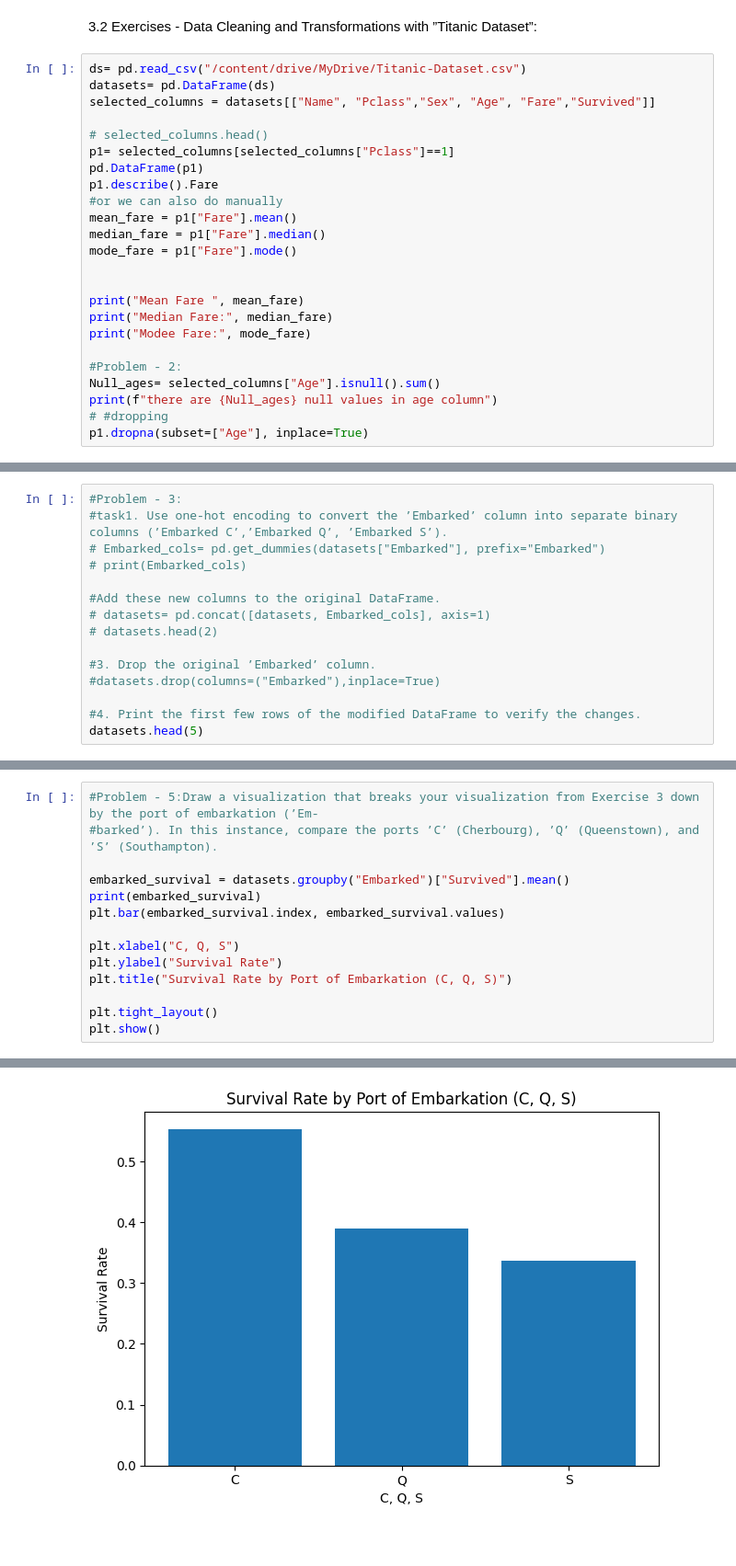
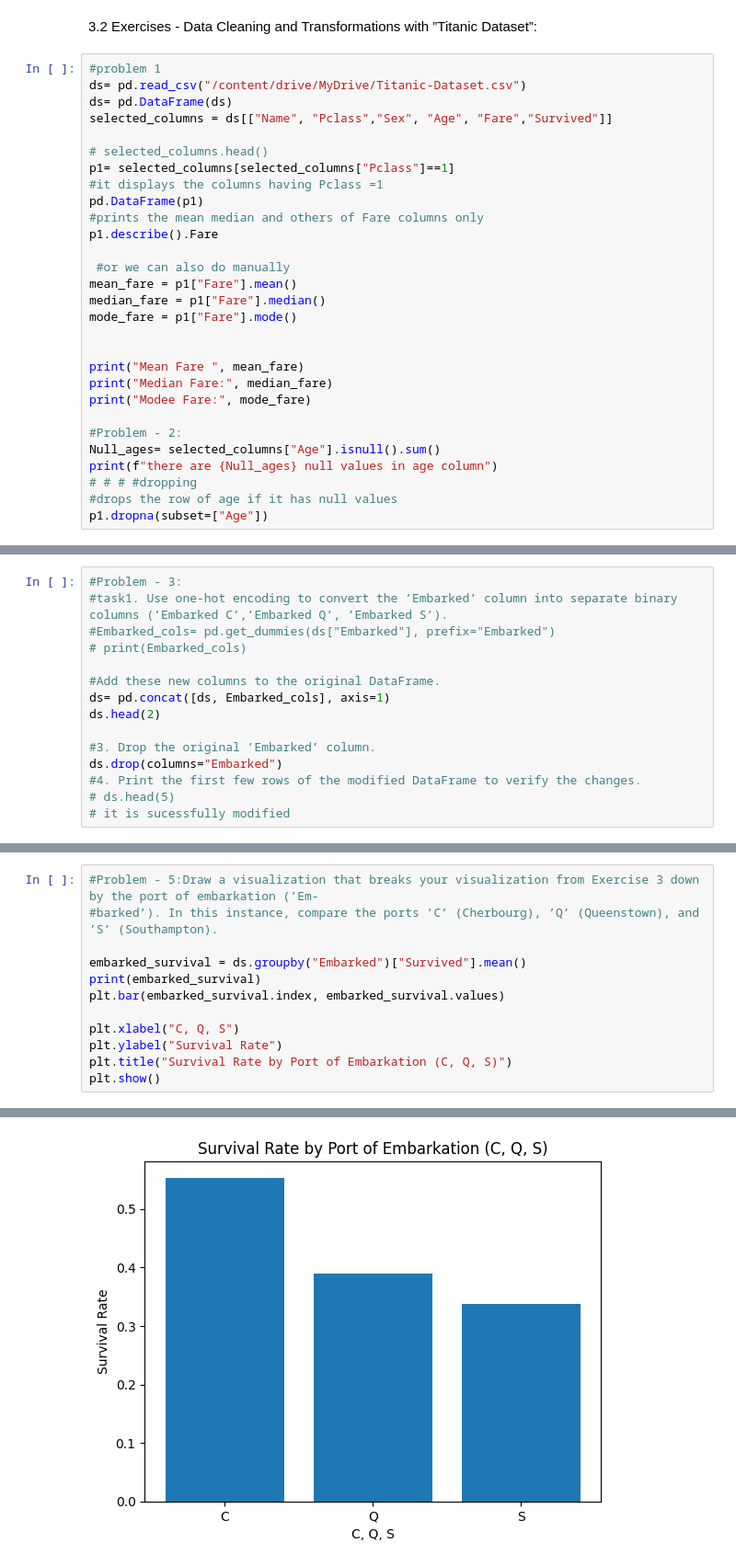
Before and after one commit to budhathoki10/Concept_and_Technology_of_AI, a Jupyter notebook: worksheet2.ipynb, the cells around one changed output, grey strips where cells are left out. Shown at 92% size. Saved outputs shown, nothing was run; the diff lists cells and outputs as text; blank space fills up the shorter version.

```diff
--- a/worksheet2.ipynb
+++ b/worksheet2.ipynb
@@ -103,15 +104,19 @@ total duplicates values is 12112
 # %% [markdown]
 3.2 Exercises - Data Cleaning and Transformations with ”Titanic Dataset”:
 # %%
+#problem 1
 ds= pd.read_csv("/content/drive/MyDrive/Titanic-Dataset.csv")
-datasets= pd.DataFrame(ds)
-selected_columns = datasets[["Name", "Pclass","Sex", "Age", "Fare","Survived"]]
+ds= pd.DataFrame(ds)
+selected_columns = ds[["Name", "Pclass","Sex", "Age", "Fare","Survived"]]
 
 # selected_columns.head()
 p1= selected_columns[selected_columns["Pclass"]==1]
+#it displays the columns having Pclass =1
 pd.DataFrame(p1)
+#prints the mean median and others of Fare columns only
 p1.describe().Fare
-#or we can also do manually
+
+ #or we can also do manually
 mean_fare = p1["Fare"].mean()
 median_fare = p1["Fare"].median()
 mode_fare = p1["Fare"].mode()
@@ -124,8 +129,9 @@ print("Modee Fare:", mode_fare)
 #Problem - 2:
 Null_ages= selected_columns["Age"].isnull().sum()
 print(f"there are {Null_ages} null values in age column")
-# #dropping
-p1.dropna(subset=["Age"], inplace=True)
+# # # #dropping
+#drops the row of age if it has null values
+p1.dropna(subset=["Age"])
 # %% [output]
 Mean Fare  84.1546875
 Median Fare: 60.287499999999994
@@ -139,18 +154,18 @@ See the caveats in the documentation: https://pandas.pydata.org/pandas-docs/stab
 # %%
 #Problem - 3:
 #task1. Use one-hot encoding to convert the ’Embarked’ column into separate binary columns (’Embarked C’,’Embarked Q’, ’Embarked S’).
-# Embarked_cols= pd.get_dummies(datasets["Embarked"], prefix="Embarked")
+#Embarked_cols= pd.get_dummies(ds["Embarked"], prefix="Embarked")
 # print(Embarked_cols)
 
 #Add these new columns to the original DataFrame.
-# datasets= pd.concat([datasets, Embarked_cols], axis=1)
-# datasets.head(2)
+ds= pd.concat([ds, Embarked_cols], axis=1)
+ds.head(2)
 
 #3. Drop the original ’Embarked’ column.
-#datasets.drop(columns=("Embarked"),inplace=True)
-
+ds.drop(columns="Embarked")
 #4. Print the first few rows of the modified DataFrame to verify the changes.
-datasets.head(5)
+# ds.head(5)
+# it is sucessfully modified
 # %% [output]
 |  | PassengerId | Survived | Pclass | Name | Sex | Age | SibSp | Parch | Ticket | Fare | ... |
 | 0 | 1 | 0 | 3 | Braund, Mr. Owen Harris | male | 22.0 | 1 | 0 | A/5 21171 | 7.2500 | ... |
@@ -182,21 +202,19 @@ Name: Survived, dtype: float64
 # %%
 #Problem - 5:Draw a visualization that breaks your visualization from Exercise 3 down by the port of embarkation (’Em-
 #barked’). In this instance, compare the ports ’C’ (Cherbourg), ’Q’ (Queenstown), and ’S’ (Southampton).
 
-embarked_survival = datasets.groupby("Embarked")["Survived"].mean()
+embarked_survival = ds.groupby("Embarked")["Survived"].mean()
 print(embarked_survival)
 plt.bar(embarked_survival.index, embarked_survival.values)
 
 plt.xlabel("C, Q, S")
 plt.ylabel("Survival Rate")
 plt.title("Survival Rate by Port of Embarkation (C, Q, S)")
-
-plt.tight_layout()
 plt.show()
 # %% [output]
 Embarked
 C    0.553571
 Q    0.389610
 S    0.336957
 Name: Survived, dtype: float64
-[figure, old version]
+[figure, new version]
```
Also changed, not shown: parts of 5 cells of this notebook.
